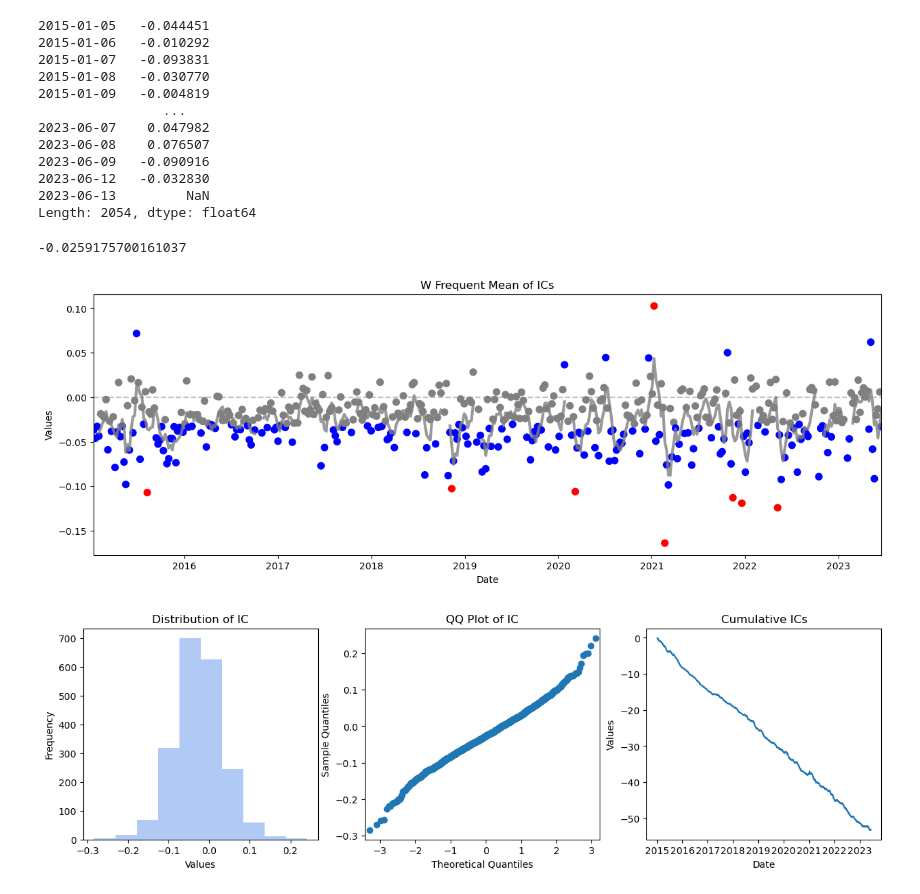
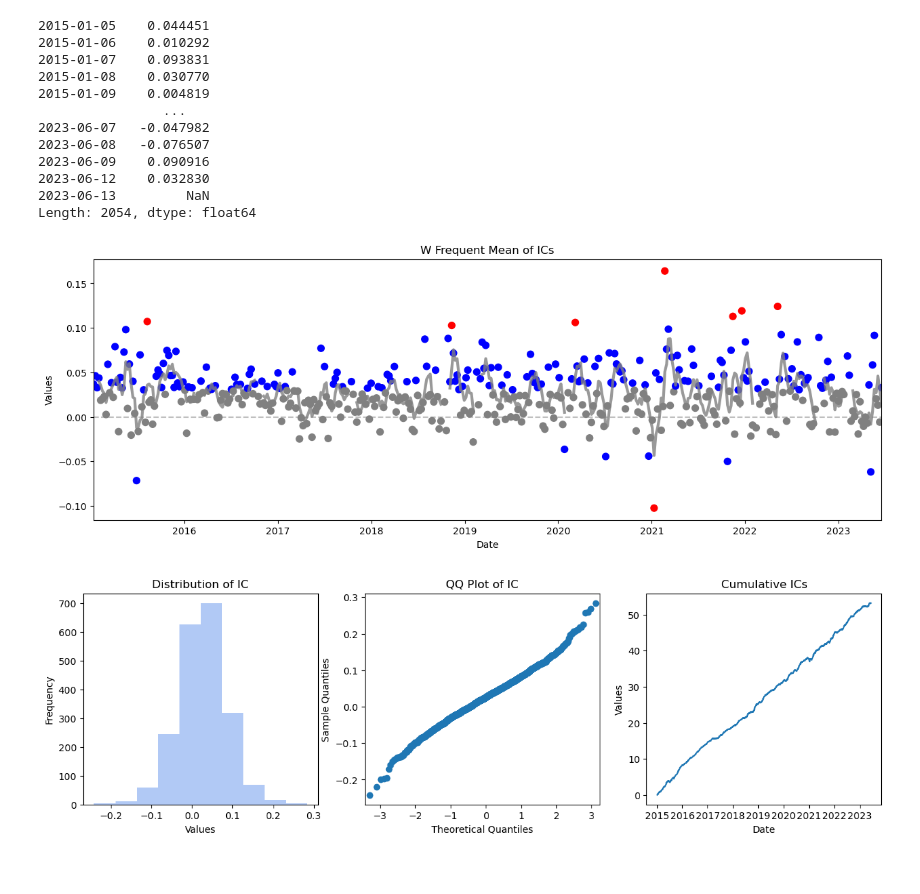
Before and after one commit to AlfredCYL/factor_analyser, a Jupyter notebook: Functional Demo.ipynb, the cells around one changed output. Saved outputs shown, nothing was run; the diff lists cells and outputs as text; code cells hidden in the pictures.

```diff
--- a/Functional Demo.ipynb
+++ b/Functional Demo.ipynb
@@ -37,26 +33,19 @@ summary
 # %%
-ic = mng.get_ic()
+ic = mng.get_ic(plot=True)
 ic
 # %% [output]
-2015-01-05   -0.044451
-2015-01-06   -0.010292
-2015-01-07   -0.093831
-2015-01-08   -0.030770
-2015-01-09   -0.004819
+2015-01-05    0.044451
+2015-01-06    0.010292
+2015-01-07    0.093831
+2015-01-08    0.030770
+2015-01-09    0.004819
                 ...
-2023-06-07    0.047982
-2023-06-08    0.076507
-2023-06-09   -0.090916
-2023-06-12   -0.032830
+2023-06-07   -0.047982
+2023-06-08   -0.076507
+2023-06-09    0.090916
+2023-06-12    0.032830
 2023-06-13         NaN
 Length: 2054, dtype: float64
+[figure, added]
+[figure, added]
-# %%
-ic.mean()
-# %% [output]
--0.0259175700161037
-# %%
-mng.plot_ic()
-# %% [output]
-[figure, removed]
-[figure, removed]
 # %%
```
Also changed, not shown: parts of 9 cells of this notebook, 16 other files.
